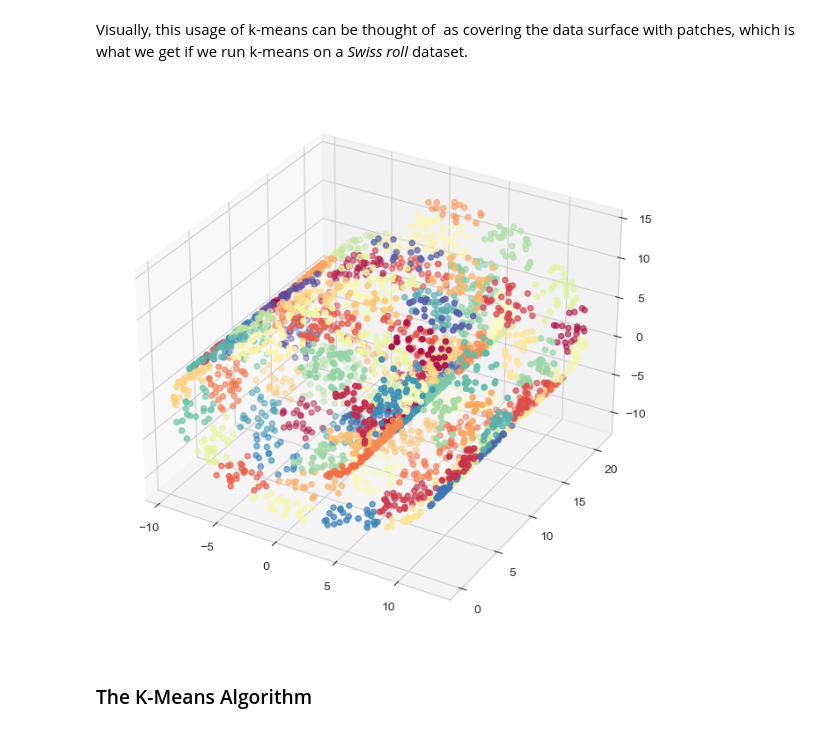
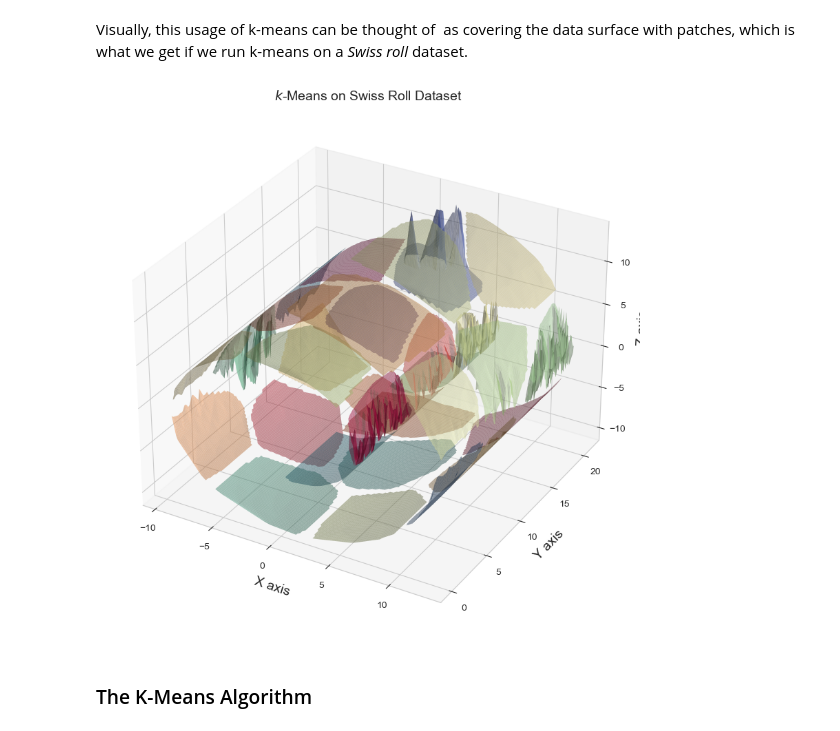
Before and after one commit to bmandracchia/ML4BD, a Jupyter notebook: _sources/chapters/07_kmeans.ipynb, the cells around one changed output. Drawn from its saved outputs; the diff is of its cells as text; code cells hidden in the pictures.

```diff
--- a/_sources/chapters/07_kmeans.ipynb
+++ b/_sources/chapters/07_kmeans.ipynb
@@ -187,18 +187,49 @@ In this case, the role of a clustering algorithm is **vector quantization**, i.e
 Uniform distribution is the worst-case scenario for k-means. If data density is not uniform, then we will be able to represent more data with fewer clusters. In general, it is difficult to tell how data is distributed in high-dimensional space. One can be conservative and pick a larger k, but it can’t be too large, because k will become the number of features for the next modeling step.
 # %% [markdown]
 Visually, this usage of k-means can be thought of  as covering the data surface with patches, which is what we get if we run k-means on a *Swiss roll* dataset.
-# %%
-from sklearn import datasets
-
-X, color = datasets.make_swiss_roll(n_samples=3000)
-clusters_swiss_roll = KMeans(n_clusters=100, random_state=seed).fit_predict(X)
-fig2 = plt.figure(figsize=(8,8))
-ax = fig2.add_subplot(111, projection='3d')
-ax.scatter(X[:, 0], X[:, 1], X[:, 2], c=clusters_swiss_roll, cmap='Spectral');
-
-plt.show()
-# %% [output]
-[figure, removed]
+# %%
+from sklearn import datasets
+from scipy.interpolate import griddata
+
+# Generate Swiss Roll dataset
+X, _ = datasets.make_swiss_roll(n_samples=3000)
+
+# Fit KMeans clustering
+n_clusters = 30
+kmeans = KMeans(n_clusters=n_clusters, random_state=42)
+clusters_swiss_roll = kmeans.fit_predict(X)
+
+# Create a figure for 3D plotting
+fig2 = plt.figure(figsize=(12, 10))
+ax = fig2.add_subplot(111, projection='3d')
+
+# Create a color map for the clusters
+colors = plt.cm.Spectral(np.linspace(0, 1, n_clusters))
+
+# Plot each cluster with a surface
+for i in range(n_clusters):
+    # Get the points for the current cluster
+    cluster_points = X[clusters_swiss_roll == i]
+
+    # Create a meshgrid for the surface
+    grid_x, grid_y = np.mgrid[cluster_points[:, 0].min():cluster_points[:, 0].max():50j,
+                               cluster_points[:, 1].min():cluster_points[:, 1].max():50j]
+
+    # Interpolate the Z values for the grid using the current cluster points
+    grid_z = griddata(cluster_points[:, :2], cluster_points[:, 2], (grid_x, grid_y), method='linear')
+
+    # Plot the surface for the current cluster
+    ax.plot_surface(grid_x, grid_y, grid_z, color=colors[i], alpha=0.5, edgecolor='none')
+
+# Set labels and title
+ax.set_xlabel('X axis')
+ax.set_ylabel('Y axis')
+ax.set_zlabel('Z axis')
+ax.set_title('$k$-Means on Swiss Roll Dataset')
+
+plt.show()
+# %% [output]
+[figure, added]
 # %% [markdown]
 ### The K-Means Algorithm
 # %% [markdown]
```
Also changed, not shown: parts of 12 cells of this notebook, 9 other files.
